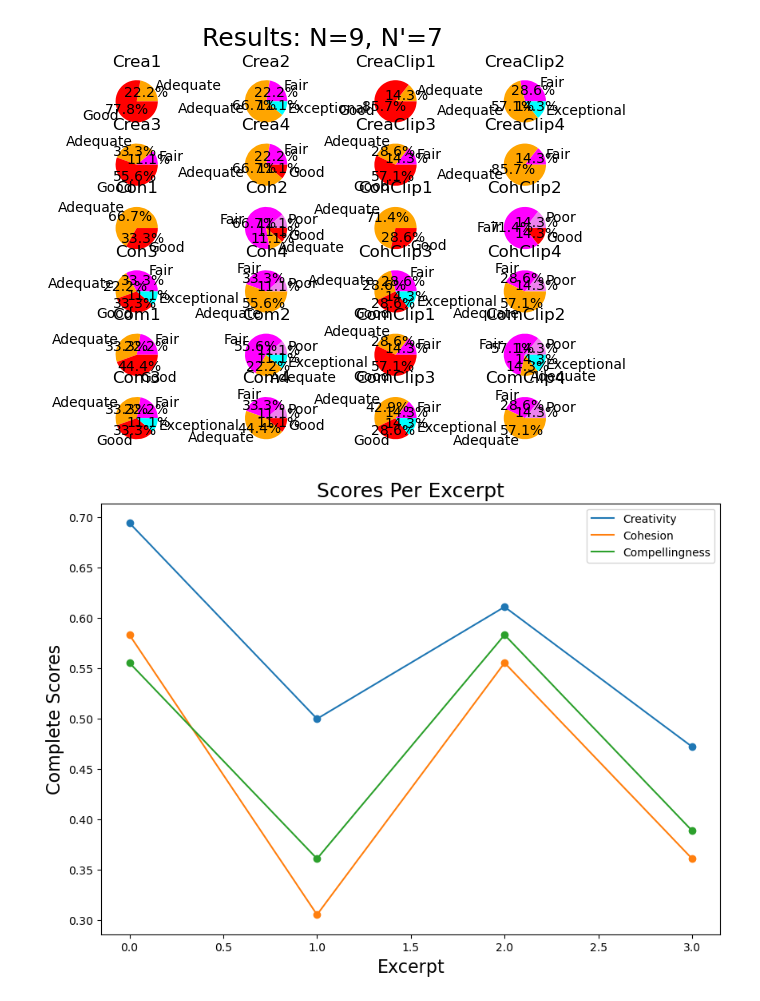
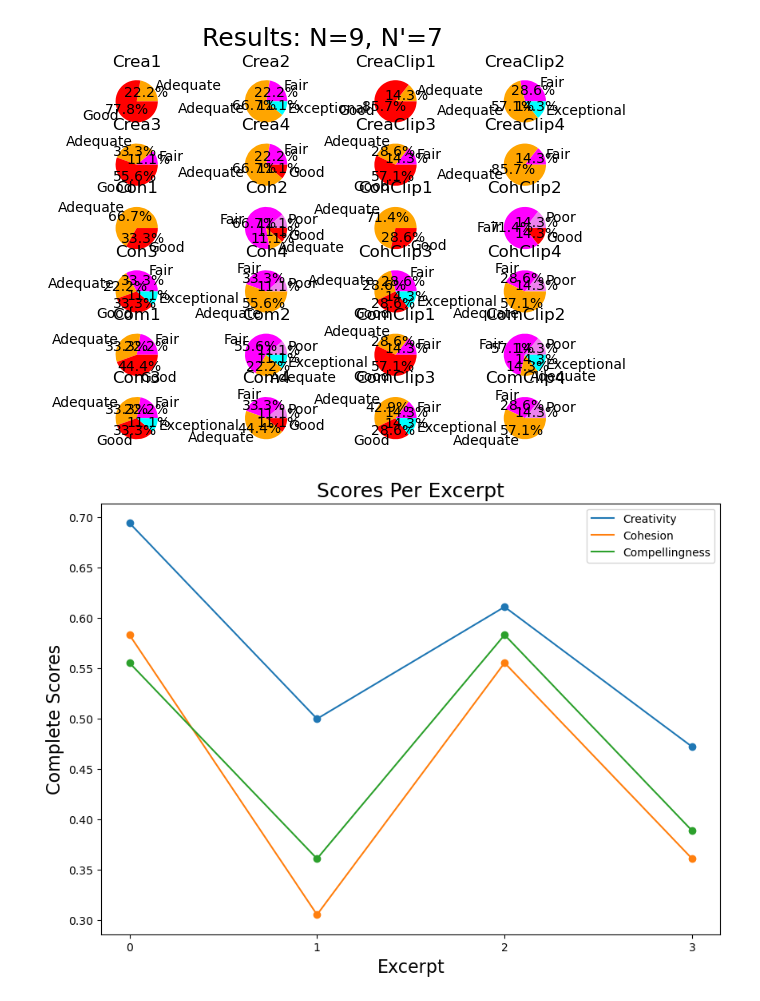
Before and after one commit to oscars47/Literary-RNN, a Jupyter notebook: data vis/datavis.ipynb, the cells around one changed output. Cells and saved outputs as stored; diff of their text form; code cells hidden in the pictures.

Commit message:
added int x ticks

```diff
--- a/data vis/datavis.ipynb
+++ b/data vis/datavis.ipynb
@@ -332,34 +332,35 @@ cohe_ls = [data_clean['Cohesive1'].to_list(), data_clean['Cohesive2'].to_list(),
 data_clean['Cohesive3'].to_list(), data_clean['Cohesive4'].to_list()]
 comp_ls = [data_clean['Compelling1'].to_list(), data_clean['Compelling2'].to_list(),
 data_clean['Compelling3'].to_list(), data_clean['Compelling4'].to_list()]
 
 
 total_ls = [crea_ls, cohe_ls, comp_ls]
 for i, metric_ls in enumerate(total_ls):
     for ls in metric_ls:
         score = sum(ls)/(4*len(ls))
         if i == 0:
             crea_scores.append(score)
         elif i==1:
             cohe_scores.append(score)
         elif i == 2:
             comp_scores.append(score)
 
 plt.figure(figsize=(10,7))
 plt.plot(list(range(4)), crea_scores, label='Creativity')
 plt.plot(list(range(4)), cohe_scores, label='Cohesion')
 plt.plot(list(range(4)), comp_scores, label='Compellingness')
 plt.scatter(list(range(4)), crea_scores)
 plt.scatter(list(range(4)), cohe_scores)
 plt.scatter(list(range(4)), comp_scores)
 
 plt.legend()
 plt.xlabel('Excerpt', fontsize=16)
+plt.xticks(ticks=range(4))
 plt.ylabel('Complete Scores', fontsize=16)
 plt.title('Scores Per Excerpt', fontsize=18)
 plt.show()
 # %% [output]
-[figure, old version]
+[figure, new version]
 # %%
 # getting total scores for each metric
 crea_scores=[]
```
Also changed, not shown: parts of 2 cells of this notebook, 6 other files.
